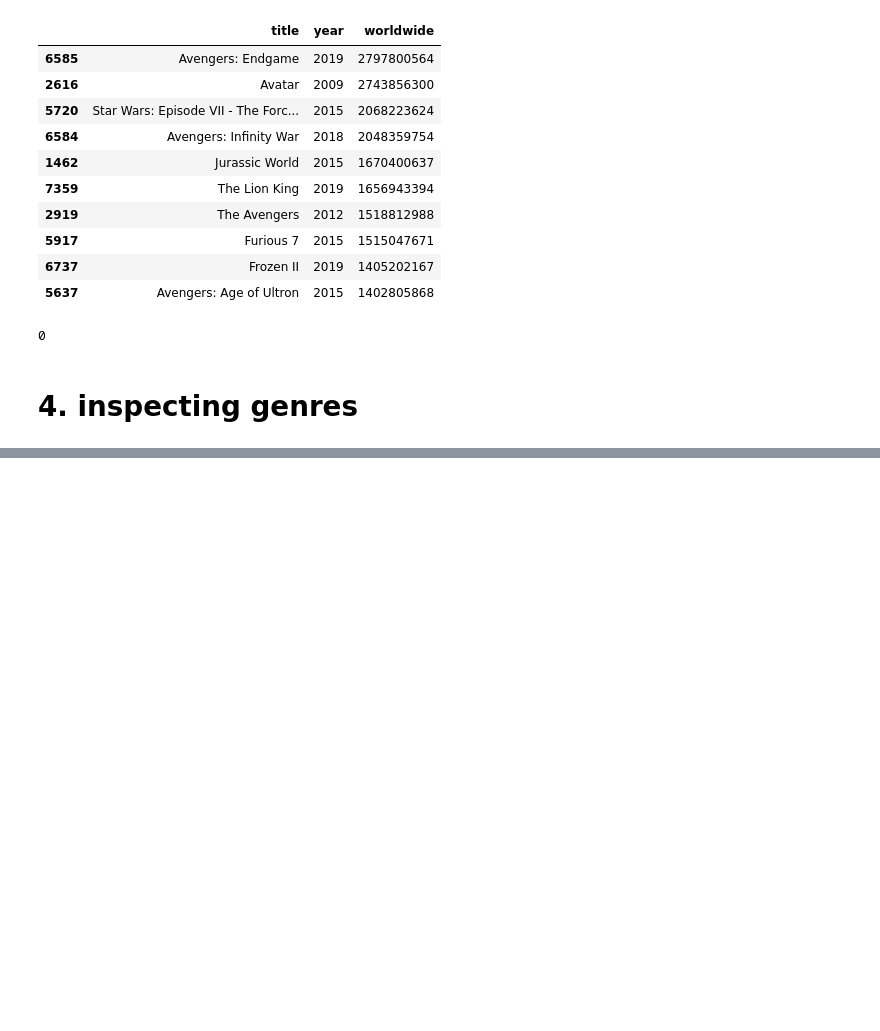
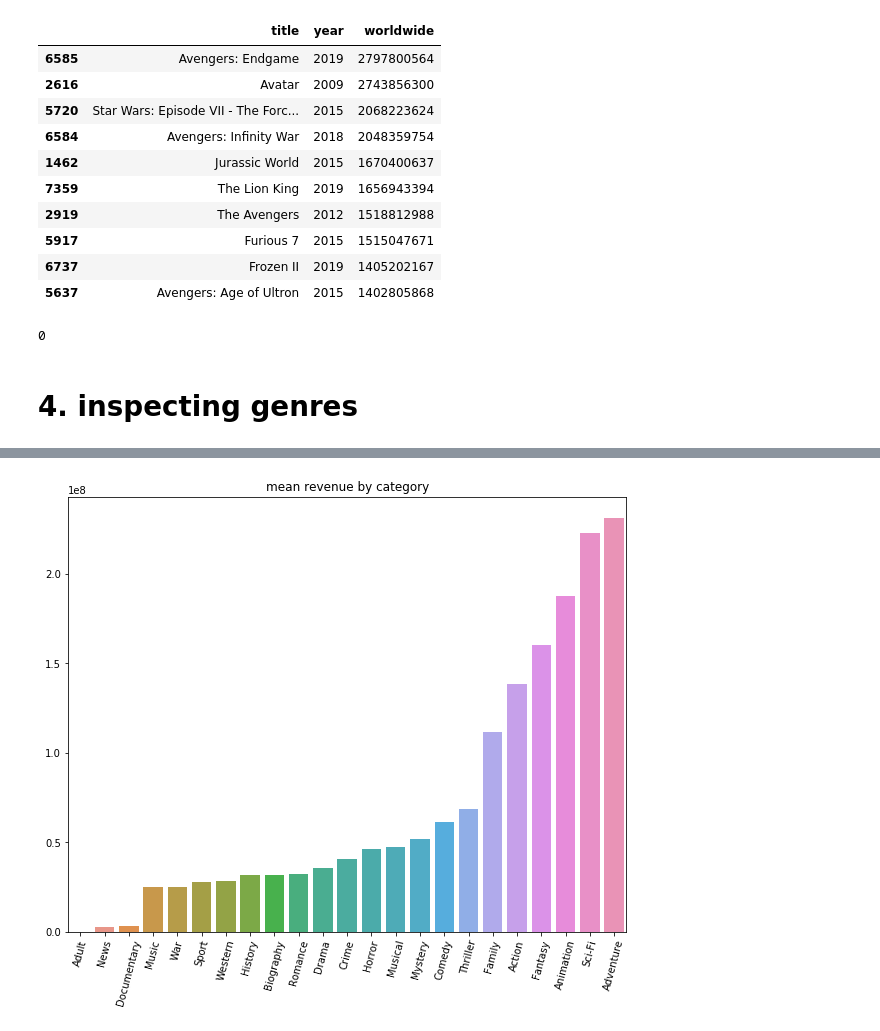
Before and after one commit to teasko/ironhack_project_data_thieves, a Jupyter notebook: data_analysis_teasko.ipynb, the cells around one changed output, grey strips where cells are left out. Cells and saved outputs as stored; diff of their text form; code cells hidden in the pictures; blank space fills up the shorter version.

```diff
--- a/data_analysis_teasko.ipynb
+++ b/data_analysis_teasko.ipynb
@@ -122,7 +144,10 @@ genres = []
 for i in range(2):
     genres += list(df[f"genre{i+1}"].value_counts().index)
 
-genres = list(set(genres))
+genres = list(set(genres))[1:]
+
+
+
 
 genres_count = pd.DataFrame(index = genres)
 genres_count["count"] = 0
@@ -130,7 +155,5 @@ genres_count["count"] = 0
 for i in range(2):
     counts = df[f"genre{i+1}"].value_counts()
     for ind, count in counts.to_dict().items():
-        genres_count.loc[ind,"count"] = genres_count.loc[ind,"count"] + count
-
-
-genres_count = genres_count.transpose().drop(columns = [""]).transpose()
+        if ind:
+            genres_count.loc[ind,"count"] = genres_count.loc[ind,"count"] + count
@@ -140,0 +184,17 @@ dtype: int64
+# %%
+def get_genre_subframe(frame,genre):
+    return frame[(frame["genre1"] == genre) | (frame["genre2"] == genre) | (frame["genre3"] == genre)]
+# %%
+genres_info = genres_count.copy()
+genres_info["total_rev"] = 0
+genres_info["mean_rev"] = 0
+genres_info["median_rev"] = 0
+genres_info["imdb_rat"] = 0
+genres_info["tmdb_rat"] = 0
+
+for genre in genres:
+    genres_info.loc[genre,"total_rev"] = get_genre_subframe(df,genre)["worldwide"].sum()
+    genres_info.loc[genre,"mean_rev"] = get_genre_subframe(df,genre)["worldwide"].mean().astype(int)
+    genres_info.loc[genre,"median_rev"] = get_genre_subframe(df,genre)["worldwide"].median().astype(int)
+    genres_info.loc[genre,"imdb_rat"] = get_genre_subframe(df,genre)["imdb_av_rating"].mean()
+    genres_info.loc[genre,"tmdb_rat"] = get_genre_subframe(df,genre)["tmdb_rating"].mean()
@@ -140,0 +255,8 @@ dtype: int64
+# %%
+fig = plt.figure(figsize=(10,8));
+sns.barplot(data=genres_info.sort_values(by = "mean_rev")["mean_rev"].to_frame().transpose());
+
+plt.xticks(rotation=75)
+plt.title("mean revenue by category");
+# %% [output]
+[figure, added]
```
Also changed, not shown: parts of 14 cells of this notebook.
